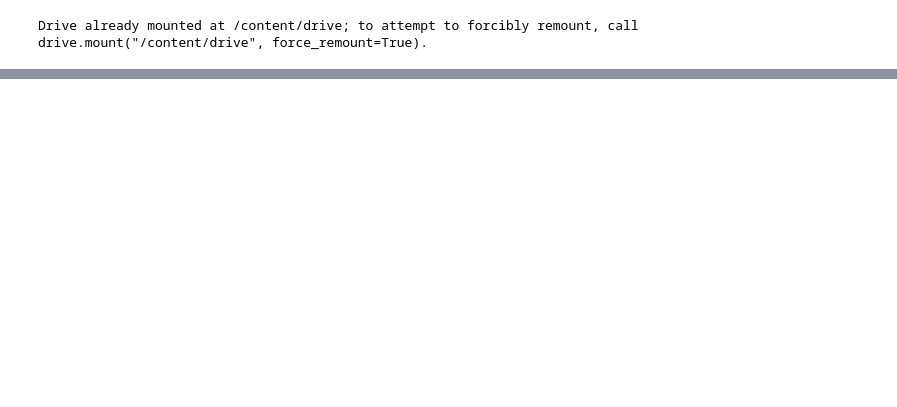
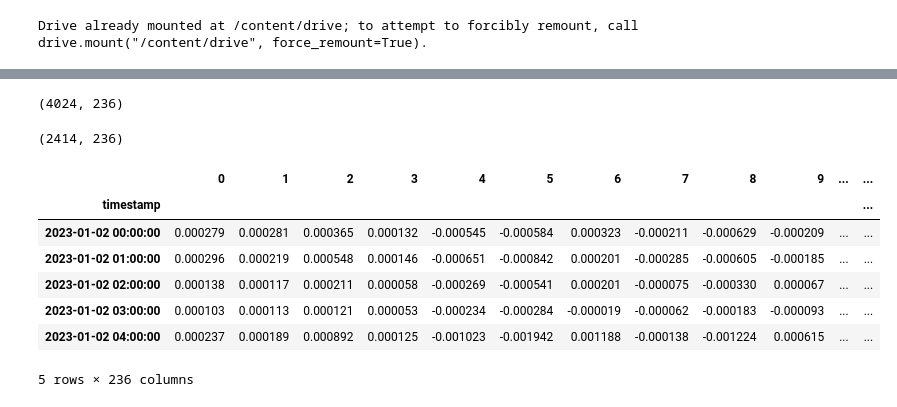
Before and after one commit to elsebasmar/london-bss, a Jupyter notebook: londonbss/notebooks/model/A_Model_three_months.ipynb, the cells around one changed output, grey strips where cells are left out. Cells and saved outputs as stored; diff of their text form; code cells hidden in the pictures; blank space fills up the shorter version.

```diff
--- a/londonbss/notebooks/model/A_Model_three_months.ipynb
+++ b/londonbss/notebooks/model/A_Model_three_months.ipynb
@@ -292,0 +109,2 @@ final_features.shape
+# %%
+features_preproc.drop(columns="London_zone_London_all", inplace=True)
@@ -308,0 +167,2 @@ X.shape
+# %%
+merged_df = y.join(features_preproc)
@@ -308,0 +196,6 @@ X.shape
+# %%
+merged_df.drop(columns="Unnamed: 0", inplace=True)
+# %%
+merged_df.shape
+# %% [output]
+(4024, 236)
@@ -308,0 +209,15 @@ X.shape
+# %%
+df_train.shape
+# %% [output]
+(2414, 236)
+# %%
+df_train.head()
+# %% [output]
+|  | 0 | 1 | 2 | 3 | 4 | 5 | 6 | 7 | 8 | 9 | ... | ... |
+| timestamp |  |  |  |  |  |  |  |  |  |  |  | ... |
+| 2023-01-02 00:00:00 | 0.000279 | 0.000281 | 0.000365 | 0.000132 | -0.000545 | -0.000584 | 0.000323 | -0.000211 | -0.000629 | -0.000209 | ... | ... |
+| 2023-01-02 01:00:00 | 0.000296 | 0.000219 | 0.000548 | 0.000146 | -0.000651 | -0.000842 | 0.000201 | -0.000285 | -0.000605 | -0.000185 | ... | ... |
+| 2023-01-02 02:00:00 | 0.000138 | 0.000117 | 0.000211 | 0.000058 | -0.000269 | -0.000541 | 0.000201 | -0.000075 | -0.000330 | 0.000067 | ... | ... |
+| 2023-01-02 03:00:00 | 0.000103 | 0.000113 | 0.000121 | 0.000053 | -0.000234 | -0.000284 | -0.000019 | -0.000062 | -0.000183 | -0.000093 | ... | ... |
+| 2023-01-02 04:00:00 | 0.000237 | 0.000189 | 0.000892 | 0.000125 | -0.001023 | -0.001942 | 0.001188 | -0.000138 | -0.001224 | 0.000615 | ... | ... |
+5 rows × 236 columns
```
Also changed, not shown: parts of 75 cells of this notebook.
